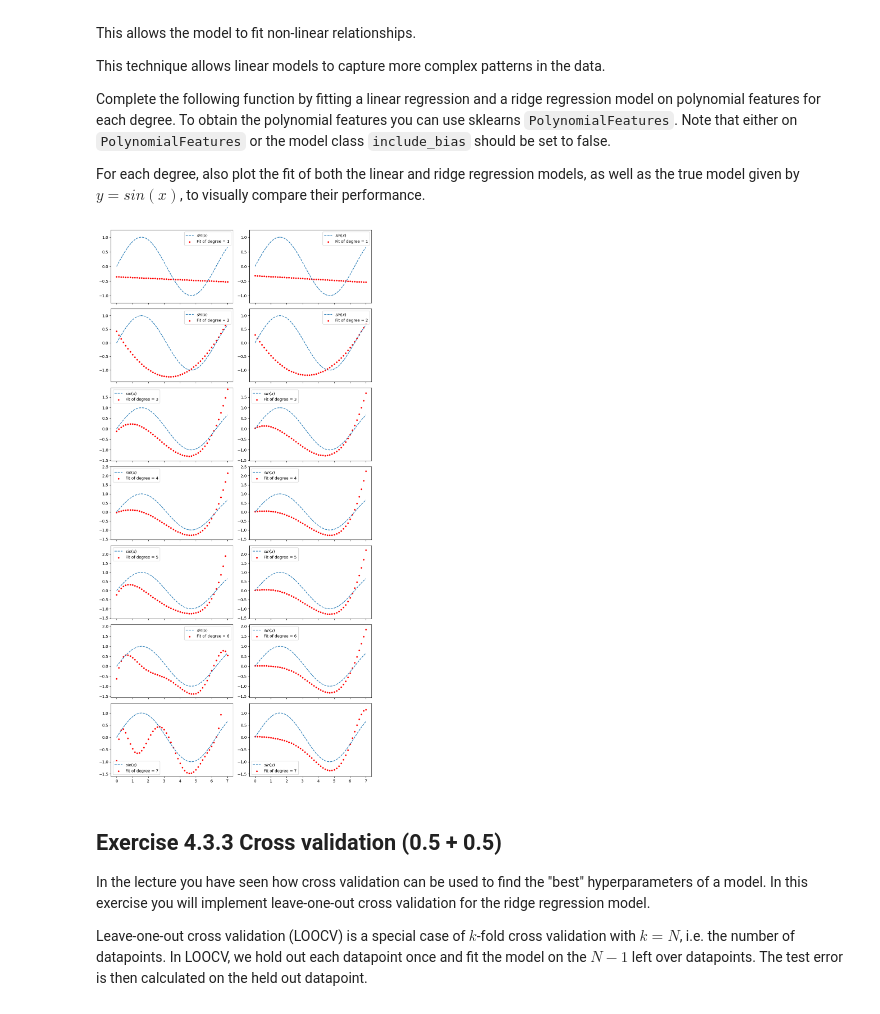
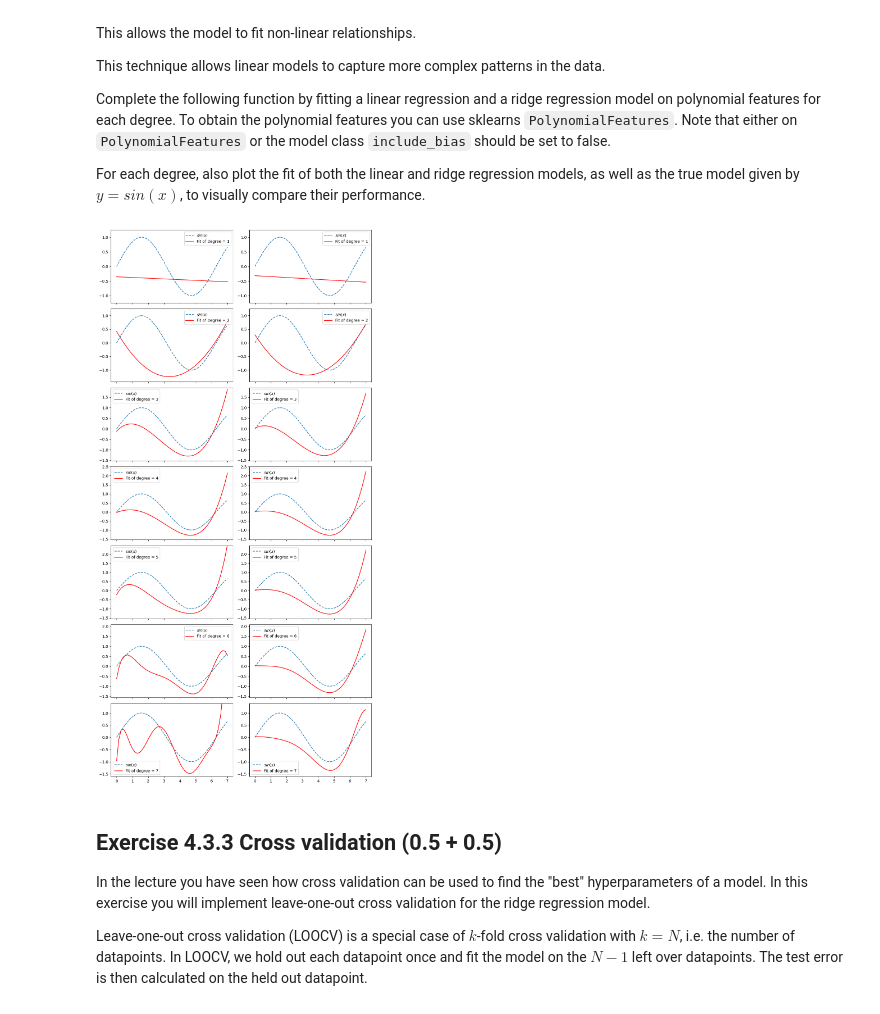
Before and after one commit to Kanakanajm/nnti, a Jupyter notebook: Assignment_4/code/assignment4.ipynb, the cells around one changed output. Saved outputs shown, nothing was run; the diff lists cells and outputs as text; code cells hidden in the pictures.

```diff
--- a/Assignment_4/code/assignment4.ipynb
+++ b/Assignment_4/code/assignment4.ipynb
@@ -113,36 +113,36 @@ def compare_degree(X: np.ndarray, y: np.ndarray, X_test: np.ndarray, y_test: np.
             rr_axis = degree-1, 1
 
         # Plot linear regression fit in first row, ridge regression in second row
         # Don't forget to transform the features and to plot the true function
         axes[lr_axis].plot(X_test, y_test, label="$sin(x)$", linestyle="dashed")
         axes[rr_axis].plot(X_test, y_test, label="$sin(x)$", linestyle="dashed")
 
         p_features = PolynomialFeatures(degree=degree, include_bias=False)
         lr = linear_regression()
         lr.fit(p_features.fit_transform(X), y)
         y_pred = lr.predict(p_features.fit_transform(X_test))
 
-        axes[lr_axis].scatter(X_test, y_pred, marker='.', color='r', label=f'Fit of degree = {degree}')
+        axes[lr_axis].plot(X_test, y_pred, color='r', label=f'Fit of degree = {degree}')
 
         rr = ridge_regression(lambda_=0.3)
         rr.fit(p_features.fit_transform(X), y)
         y_pred = rr.predict(p_features.fit_transform(X_test))
 
-        axes[rr_axis].scatter(X_test, y_pred, marker='.', color='r', label=f'Fit of degree = {degree}')
+        axes[rr_axis].plot(X_test, y_pred, color='r', label=f'Fit of degree = {degree}')
 
         axes[lr_axis].legend(loc='best')
         axes[rr_axis].legend(loc='best')
 
         axes[lr_axis].set_ylim([np.append(y_pred, y_test).min() - 0.25,
                                 np.append(y_test, y_pred).max() + 0.25])
         axes[rr_axis].set_ylim([np.append(y_pred, y_test).min() - 0.25,
                                 np.append(y_test, y_pred).max() + 0.25])
 
     fig.tight_layout()
 
 compare_degree(X, y, X_test, y_test, d = 7)
 # %% [output]
-[figure, old version]
+[figure, new version]
 # %% [markdown]
 ## Exercise 4.3.3 Cross validation (0.5 + 0.5)
 In the lecture you have seen how cross validation can be used to find the "best" hyperparameters of a model.
```
Also changed, not shown: parts of 5 cells of this notebook.
